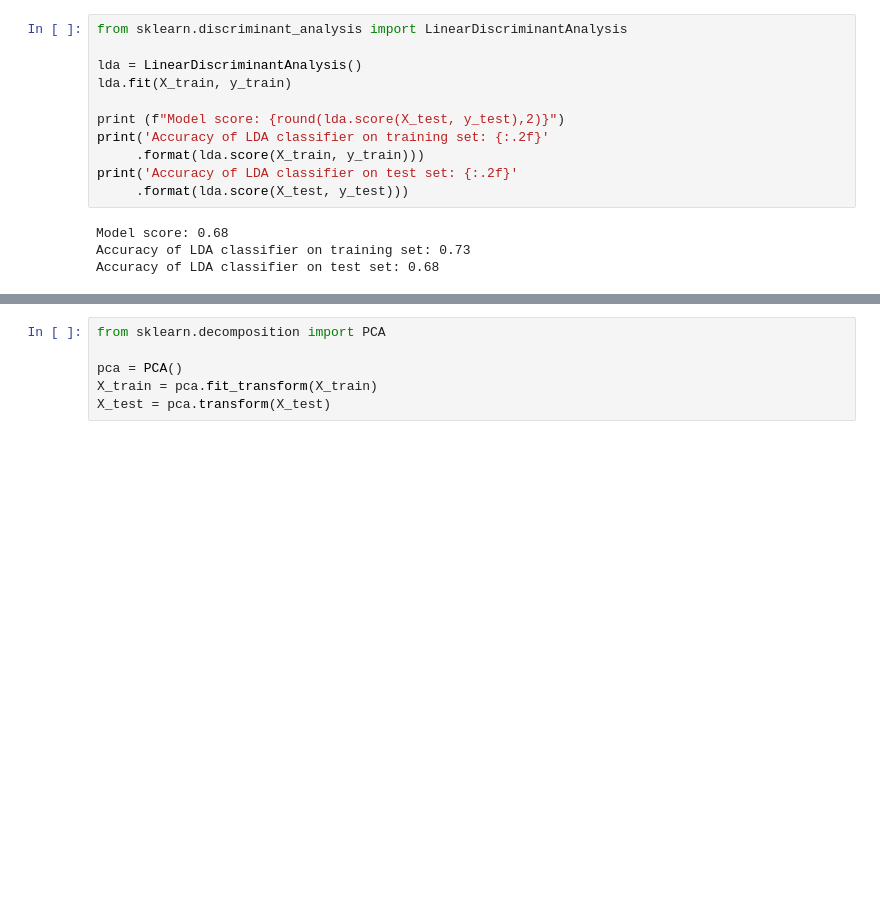
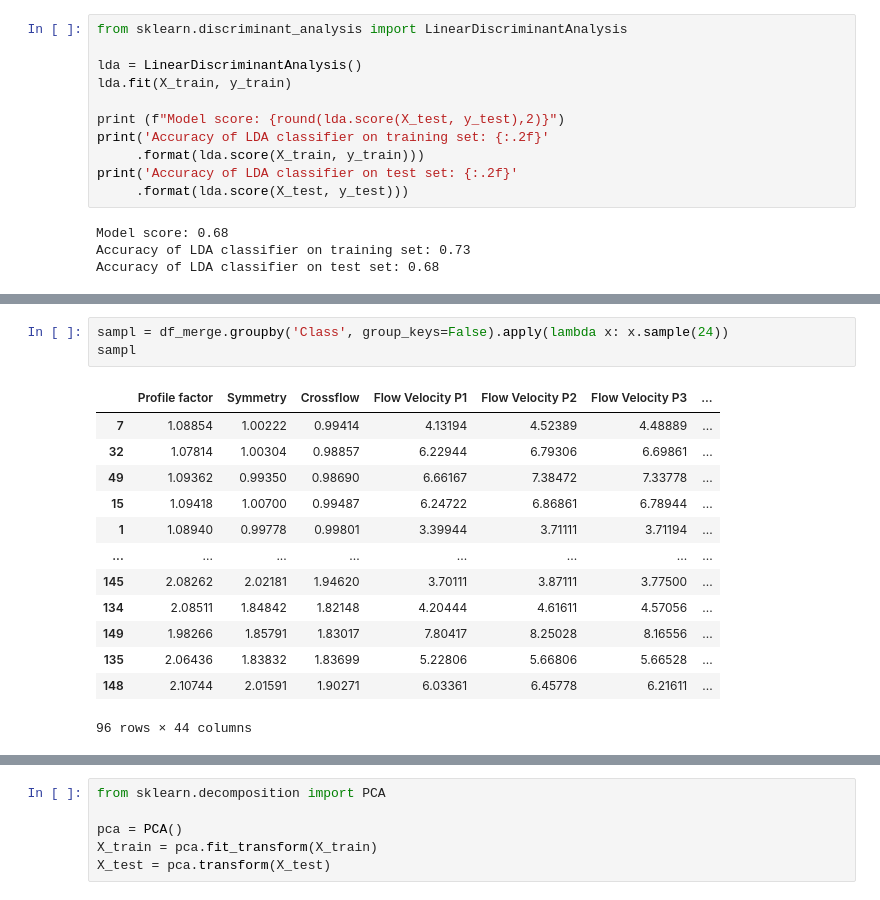
Before and after one commit to goldslime123/csc3005-DA, a Jupyter notebook: Combine_B_D.ipynb, the cells around one changed output, grey strips where cells are left out. Cells and saved outputs as stored; diff of their text form; blank space fills up the shorter version.

```diff
--- a/Combine_B_D.ipynb
+++ b/Combine_B_D.ipynb
@@ -736,0 +760,17 @@ Accuracy of LDA classifier on test set: 0.68
+# %%
+sampl = df_merge.groupby('Class', group_keys=False).apply(lambda x: x.sample(24))
+sampl
+# %% [output]
+|  | Profile factor | Symmetry | Crossflow | Flow Velocity P1 | Flow Velocity P2 | Flow Velocity P3 | ... |
+| 7 | 1.08854 | 1.00222 | 0.99414 | 4.13194 | 4.52389 | 4.48889 | ... |
+| 32 | 1.07814 | 1.00304 | 0.98857 | 6.22944 | 6.79306 | 6.69861 | ... |
+| 49 | 1.09362 | 0.99350 | 0.98690 | 6.66167 | 7.38472 | 7.33778 | ... |
+| 15 | 1.09418 | 1.00700 | 0.99487 | 6.24722 | 6.86861 | 6.78944 | ... |
+| 1 | 1.08940 | 0.99778 | 0.99801 | 3.39944 | 3.71111 | 3.71194 | ... |
+| ... | ... | ... | ... | ... | ... | ... | ... |
+| 145 | 2.08262 | 2.02181 | 1.94620 | 3.70111 | 3.87111 | 3.77500 | ... |
+| 134 | 2.08511 | 1.84842 | 1.82148 | 4.20444 | 4.61611 | 4.57056 | ... |
+| 149 | 1.98266 | 1.85791 | 1.83017 | 7.80417 | 8.25028 | 8.16556 | ... |
+| 135 | 2.06436 | 1.83832 | 1.83699 | 5.22806 | 5.66806 | 5.66528 | ... |
+| 148 | 2.10744 | 2.01591 | 1.90271 | 6.03361 | 6.45778 | 6.21611 | ... |
+96 rows × 44 columns
```
Also changed, not shown: parts of 14 cells of this notebook, 2 other files.
